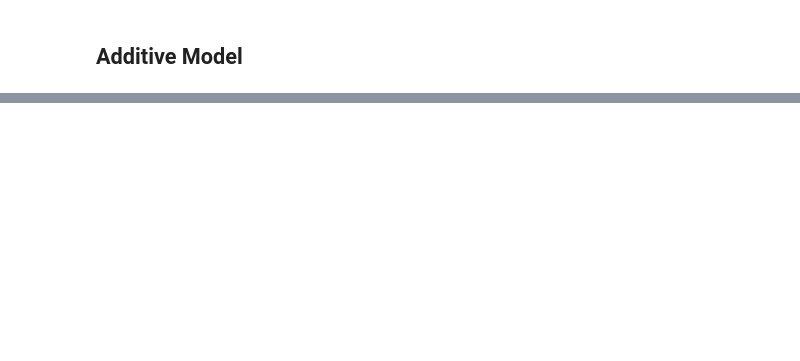
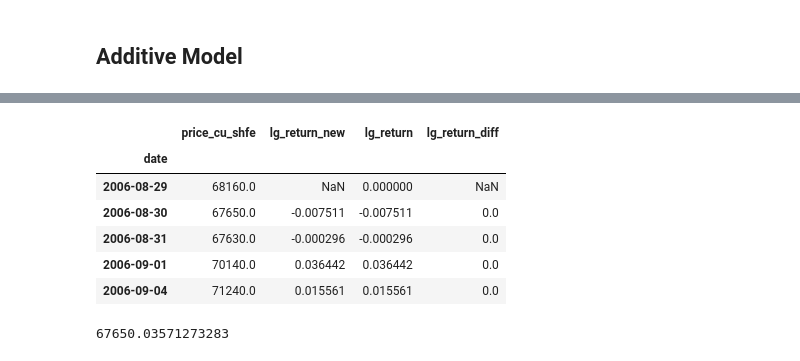
Before and after one commit to msc-acse/acse-9-independent-research-project-OliverJBoom, a Jupyter notebook: Additive_Model.ipynb, the cells around one changed output, grey strips where cells are left out. Drawn from its saved outputs; the diff is of its cells as text; code cells hidden in the pictures; blank space fills up the shorter version.

```diff
--- a/Additive_Model.ipynb
+++ b/Additive_Model.ipynb
@@ -93,8 +89,0 @@ model = Prophet()
-# %%
-d = {"ds":df.index, "y":df}
-df = pd.DataFrame(data=d)
-df.reset_index(inplace=True)
-df = df.drop('date', 1)
-df['orig_y'] = df['y']
-
-print(df.head())
@@ -125,0 +204,17 @@ plt.plot(forecast.ds, forecast.yhat)
+# %%
+df.head()
+# print(df[df["lg_return_diff"]!=0])
+# plt.plot(df.index, df.lg_return_diff)
+# %% [output]
+|  | price_cu_shfe | lg_return_new | lg_return | lg_return_diff |
+| date |  |  |  |  |
+| 2006-08-29 | 68160.0 | NaN | 0.000000 | NaN |
+| 2006-08-30 | 67650.0 | -0.007511 | -0.007511 | 0.0 |
+| 2006-08-31 | 67630.0 | -0.000296 | -0.000296 | 0.0 |
+| 2006-09-01 | 70140.0 | 0.036442 | 0.036442 | 0.0 |
+| 2006-09-04 | 71240.0 | 0.015561 | 0.015561 | 0.0 |
+# %%
+# Price[t] = np.exp(lg_return) * Price[t-1]
+np.exp(-0.00751) * 68160
+# %% [output]
+67650.03571273283
```
Also changed, not shown: parts of 26 cells of this notebook, 1 other file.
